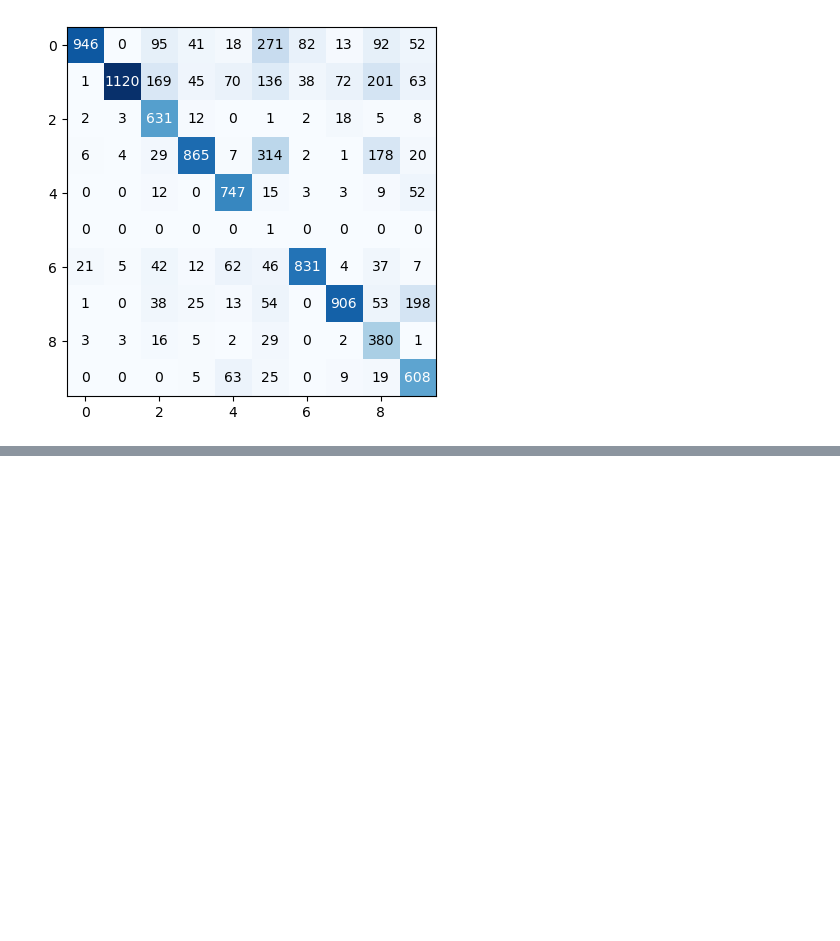
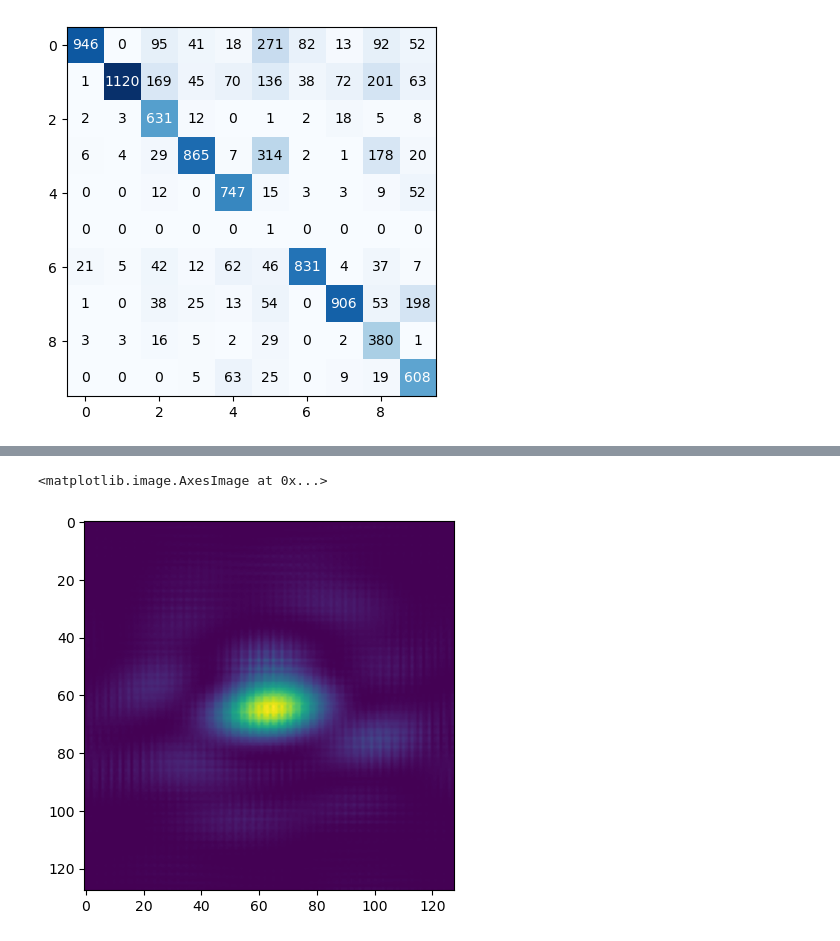
Before and after one commit to Loli-Eternally/D2NN-with-Pytorch, a Jupyter notebook: D2NN-plus.ipynb, the cells around one changed output, grey strips where cells are left out. Cells and saved outputs as stored; diff of their text form; code cells hidden in the pictures; blank space fills up the shorter version.

```diff
--- a/D2NN-plus.ipynb
+++ b/D2NN-plus.ipynb
@@ -663,0 +662,6 @@ plt.imshow(mid_img[5][1].cpu().detach().numpy())
+# %%
+# Batch里第2个样品在第1层的图案
+plt.imshow(mid_img[0][1].cpu().detach().numpy())
+# %% [output]
+<matplotlib.image.AxesImage at 0x...>
+[figure, added]
```
Also changed, not shown: parts of 25 cells of this notebook.
